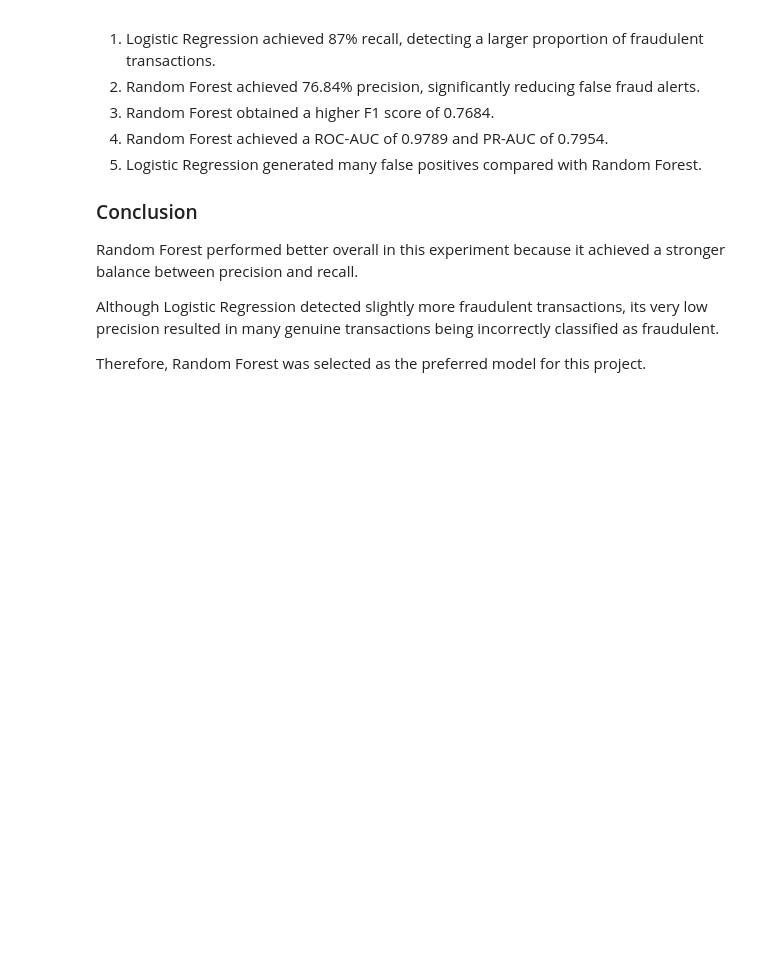
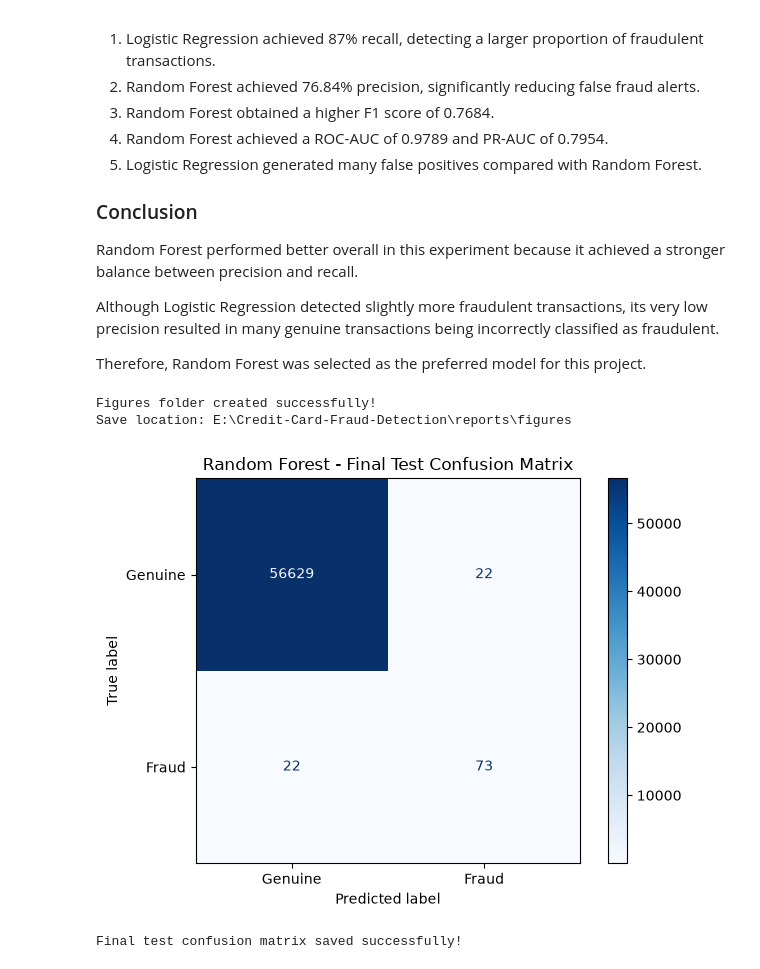
Before and after one commit to bharghavguru/Credit-Card-Fraud-Detection, a Jupyter notebook: notebooks/03_model_training.ipynb, the cells around one changed output. Cells and saved outputs as stored; diff of their text form; code cells hidden in the pictures; blank space fills up the shorter version.

Commit message:
Add model evaluation visualizations and update README

```diff
--- a/notebooks/03_model_training.ipynb
+++ b/notebooks/03_model_training.ipynb
@@ -744,3 +744,42 @@ Random Forest performed better overall in this experiment because it achieved a
 Although Logistic Regression detected slightly more fraudulent transactions, its very low precision resulted in many genuine transactions being incorrectly classified as fraudulent.
 
 Therefore, Random Forest was selected as the preferred model for this project.
+# %%
+from pathlib import Path
+
+figures_dir = Path("../reports/figures")
+figures_dir.mkdir(parents=True, exist_ok=True)
+
+print("Figures folder created successfully!")
+print("Save location:", figures_dir.resolve())
+# %% [output]
+Figures folder created successfully!
+Save location: E:\Credit-Card-Fraud-Detection\reports\figures
+# %%
+from sklearn.metrics import ConfusionMatrixDisplay
+import matplotlib.pyplot as plt
+
+disp = ConfusionMatrixDisplay.from_predictions(
+    y_test,
+    y_test_pred,
+    display_labels=["Genuine", "Fraud"],
+    cmap="Blues",
+    values_format="d"
+)
+
+disp.ax_.set_title("Random Forest - Final Test Confusion Matrix")
+
+disp.figure_.tight_layout()
+
+disp.figure_.savefig(
+    figures_dir / "confusion_matrix.png",
+    dpi=300,
+    bbox_inches="tight"
+)
+
+plt.show()
+
+print("Final test confusion matrix saved successfully!")
+# %% [output]
+[figure, added]
+Final test confusion matrix saved successfully!
```
Also changed, not shown: parts of 4 cells of this notebook, 5 other files.
